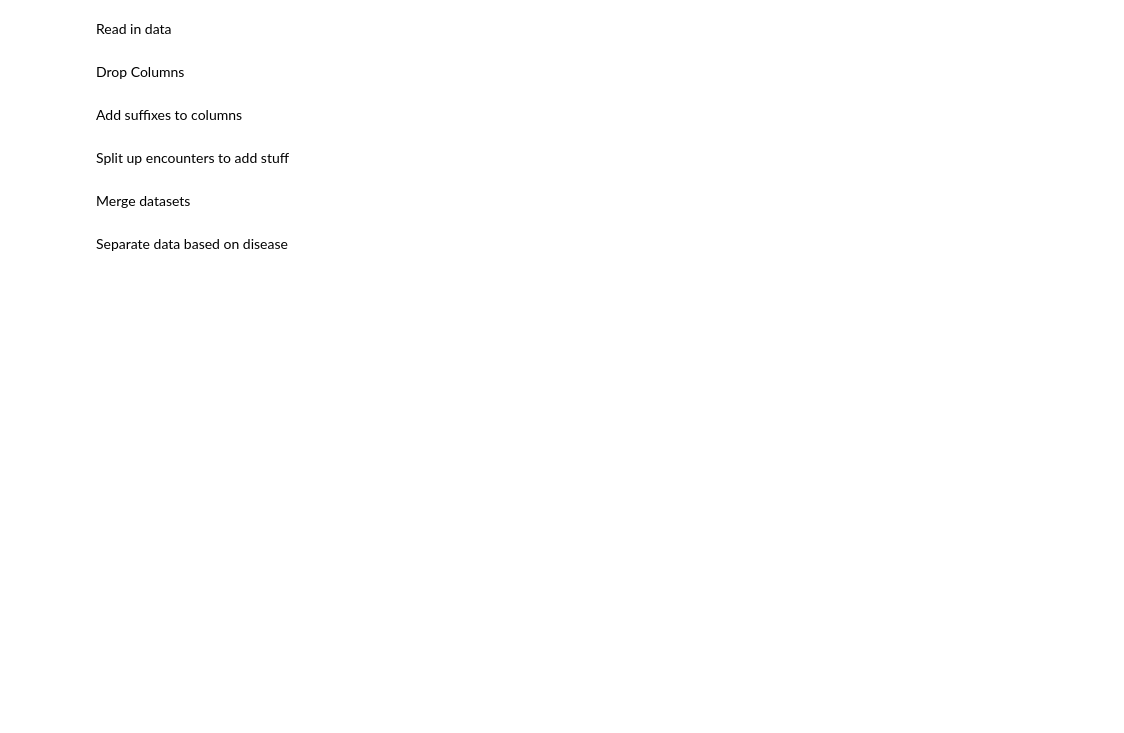
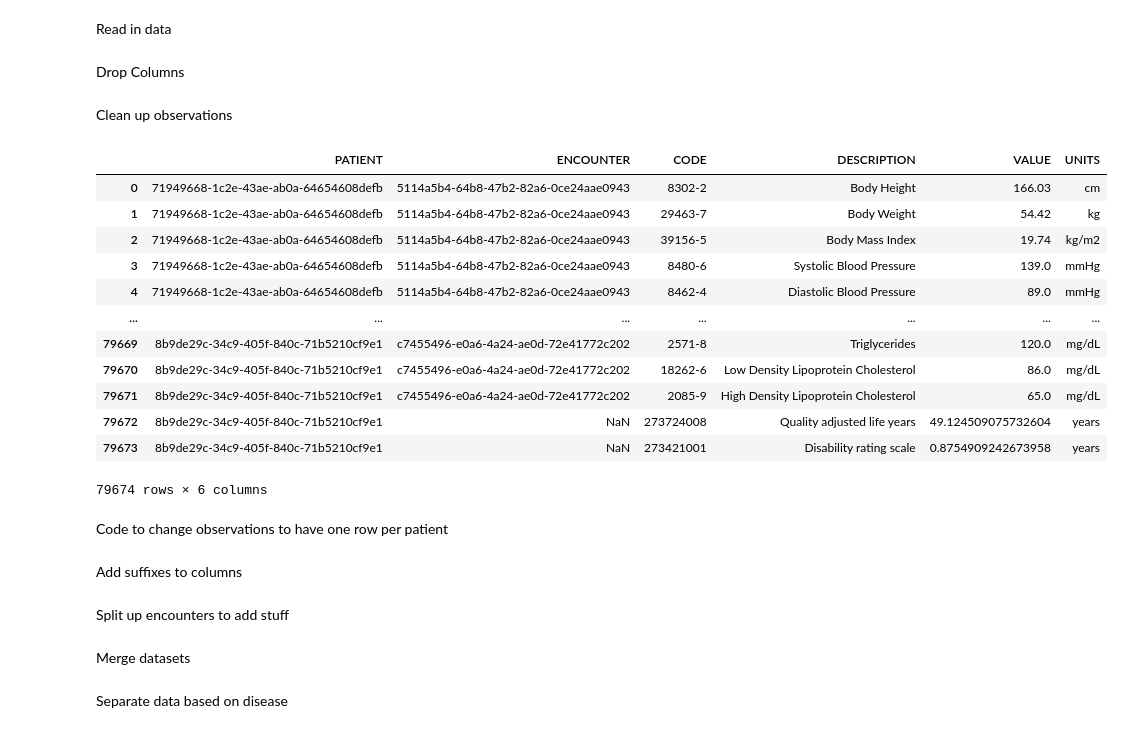
Before and after one commit to esseiple/MedicalBiasJLS, a Jupyter notebook: DataCleaning.ipynb, the cells around one changed output. Drawn from its saved outputs; the diff is of its cells as text; code cells hidden in the pictures; blank space fills up the shorter version.

```diff
--- a/DataCleaning.ipynb
+++ b/DataCleaning.ipynb
@@ -55,0 +44,20 @@ procedures_clean = procedures_clean.drop('REASONDESCRIPTION', axis=1)
+# %% [markdown]
+Clean up observations
+# %%
+observations_clean
+# %% [output]
+|  | PATIENT | ENCOUNTER | CODE | DESCRIPTION | VALUE | UNITS |
+| 0 | 71949668-1c2e-43ae-ab0a-64654608defb | 5114a5b4-64b8-47b2-82a6-0ce24aae0943 | 8302-2 | Body Height | 166.03 | cm |
+| 1 | 71949668-1c2e-43ae-ab0a-64654608defb | 5114a5b4-64b8-47b2-82a6-0ce24aae0943 | 29463-7 | Body Weight | 54.42 | kg |
+| 2 | 71949668-1c2e-43ae-ab0a-64654608defb | 5114a5b4-64b8-47b2-82a6-0ce24aae0943 | 39156-5 | Body Mass Index | 19.74 | kg/m2 |
+| 3 | 71949668-1c2e-43ae-ab0a-64654608defb | 5114a5b4-64b8-47b2-82a6-0ce24aae0943 | 8480-6 | Systolic Blood Pressure | 139.0 | mmHg |
+| 4 | 71949668-1c2e-43ae-ab0a-64654608defb | 5114a5b4-64b8-47b2-82a6-0ce24aae0943 | 8462-4 | Diastolic Blood Pressure | 89.0 | mmHg |
+| ... | ... | ... | ... | ... | ... | ... |
+| 79669 | 8b9de29c-34c9-405f-840c-71b5210cf9e1 | c7455496-e0a6-4a24-ae0d-72e41772c202 | 2571-8 | Triglycerides | 120.0 | mg/dL |
+| 79670 | 8b9de29c-34c9-405f-840c-71b5210cf9e1 | c7455496-e0a6-4a24-ae0d-72e41772c202 | 18262-6 | Low Density Lipoprotein Cholesterol | 86.0 | mg/dL |
+| 79671 | 8b9de29c-34c9-405f-840c-71b5210cf9e1 | c7455496-e0a6-4a24-ae0d-72e41772c202 | 2085-9 | High Density Lipoprotein Cholesterol | 65.0 | mg/dL |
+| 79672 | 8b9de29c-34c9-405f-840c-71b5210cf9e1 | NaN | 273724008 | Quality adjusted life years | 49.124509075732604 | years |
+| 79673 | 8b9de29c-34c9-405f-840c-71b5210cf9e1 | NaN | 273421001 | Disability rating scale | 0.8754909242673958 | years |
+79674 rows × 6 columns
+# %% [markdown]
+Code to change observations to have one row per patient
```
Also changed, not shown: parts of 13 cells of this notebook.
